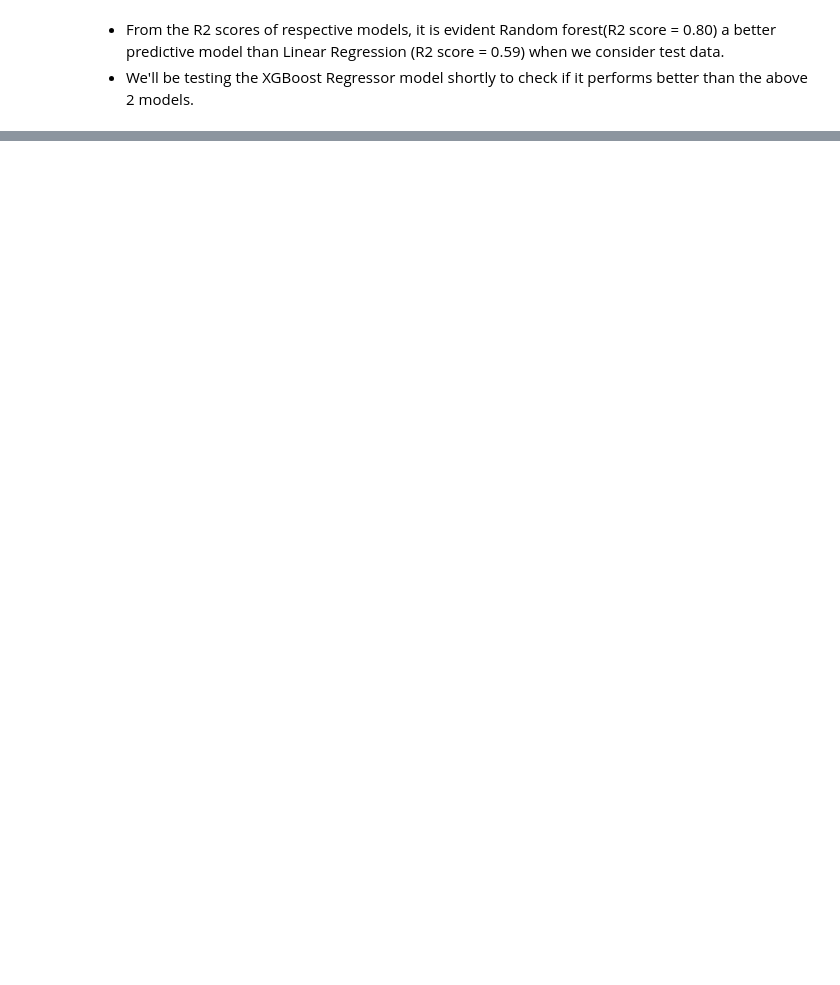
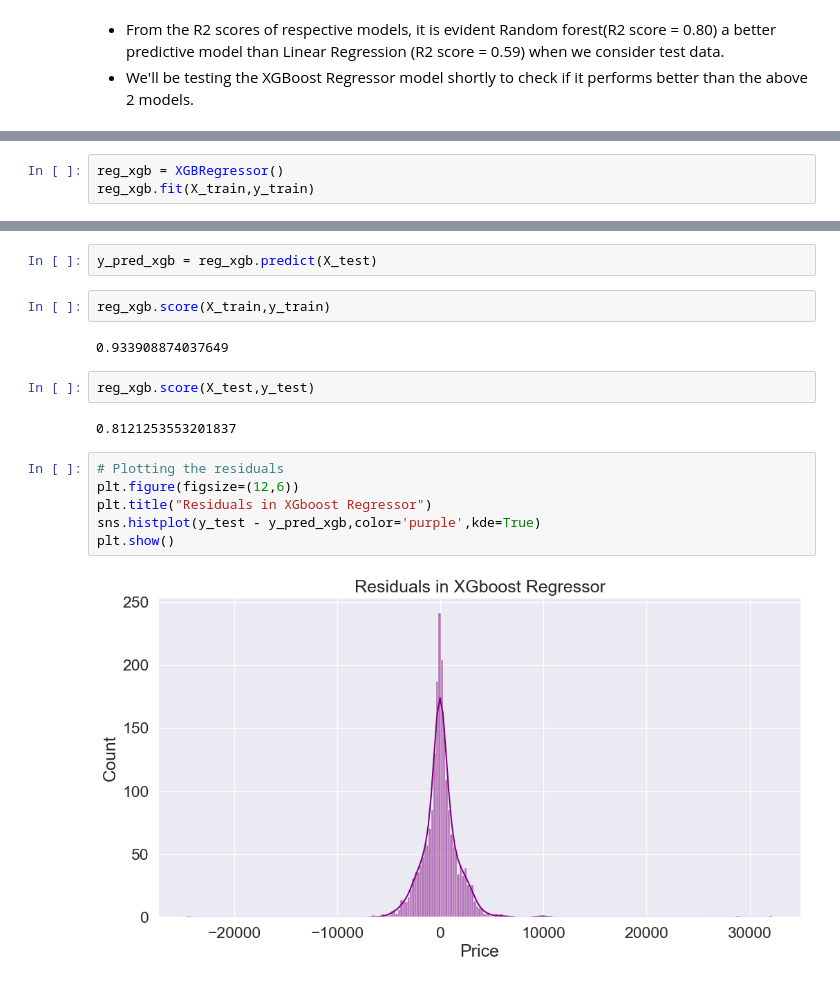
Before and after one commit to Sambit2424/Flight-Price-Estimation, a Jupyter notebook: Flight_Price_Estimation.ipynb, the cells around one changed output, grey strips where cells are left out. Saved outputs shown, nothing was run; the diff lists cells and outputs as text; blank space fills up the shorter version.

```diff
--- a/Flight_Price_Estimation.ipynb
+++ b/Flight_Price_Estimation.ipynb
@@ -1095,0 +1101,3 @@ plt.show()
+# %%
+reg_xgb = XGBRegressor()
+reg_xgb.fit(X_train,y_train)
@@ -1095,0 +1116,18 @@ plt.show()
+# %%
+y_pred_xgb = reg_xgb.predict(X_test)
+# %%
+reg_xgb.score(X_train,y_train)
+# %% [output]
+0.933908874037649
+# %%
+reg_xgb.score(X_test,y_test)
+# %% [output]
+0.8121253553201837
+# %%
+# Plotting the residuals
+plt.figure(figsize=(12,6))
+plt.title("Residuals in XGboost Regressor")
+sns.histplot(y_test - y_pred_xgb,color='purple',kde=True)
+plt.show()
+# %% [output]
+[figure, added]
```
Also changed, not shown: parts of 14 cells of this notebook.
